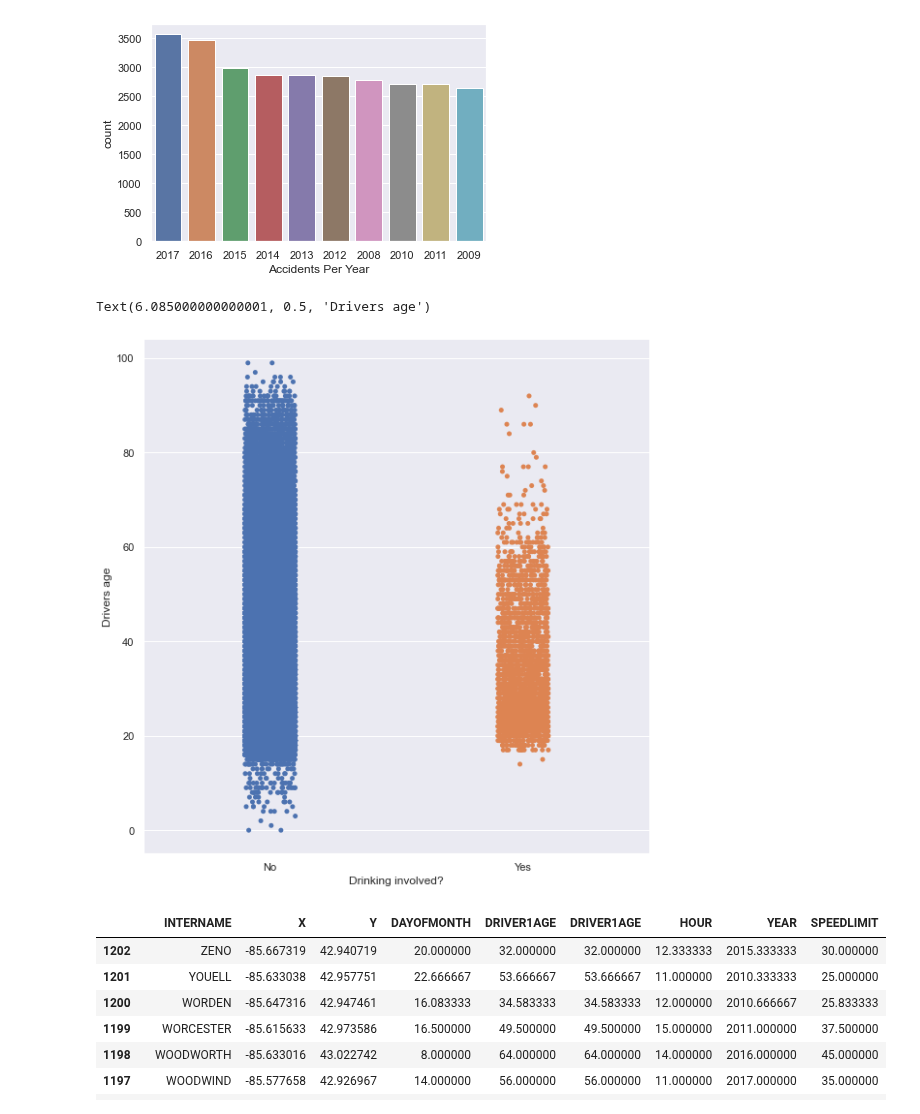
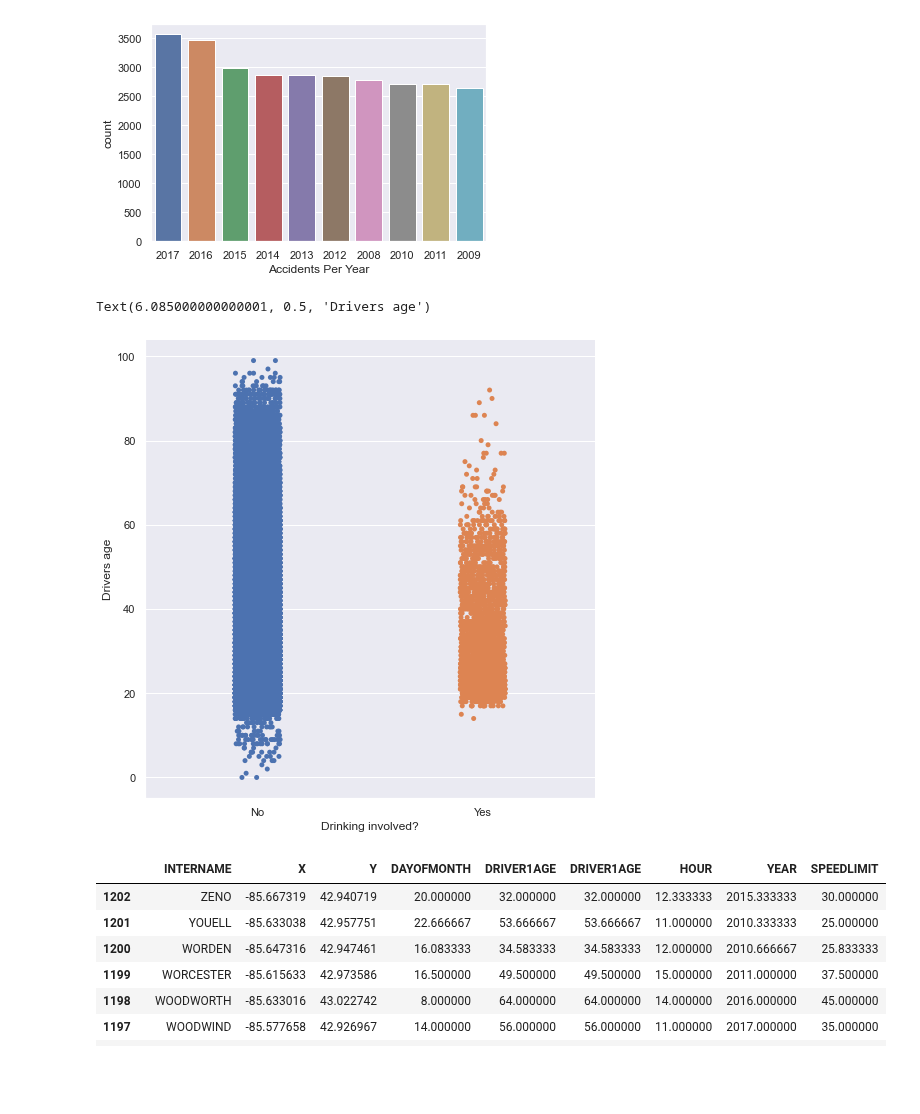
Before and after one commit to Ambush3/GR_Crash_Data, a Jupyter notebook: Crash.ipynb, the cells around one changed output. Drawn from its saved outputs; the diff is of its cells as text; code cells hidden in the pictures; blank space fills up the shorter version.

```diff
--- a/Crash.ipynb
+++ b/Crash.ipynb
@@ -489,11 +490,11 @@ plt.show()
 [figure]
 # %%
 sns.catplot(data=df3, x='D1DRINKIN', y='DRIVER1AGE',
-             height=8)
+             height=7, kind='strip')
 
 plt.xlabel('Drinking involved?')
 plt.ylabel('Drivers age')
 # %% [output]
 Text(6.085000000000001, 0.5, 'Drivers age')
-[figure, old version]
+[figure, new version]
 # %%
```
Also changed, not shown: parts of 12 cells of this notebook.
